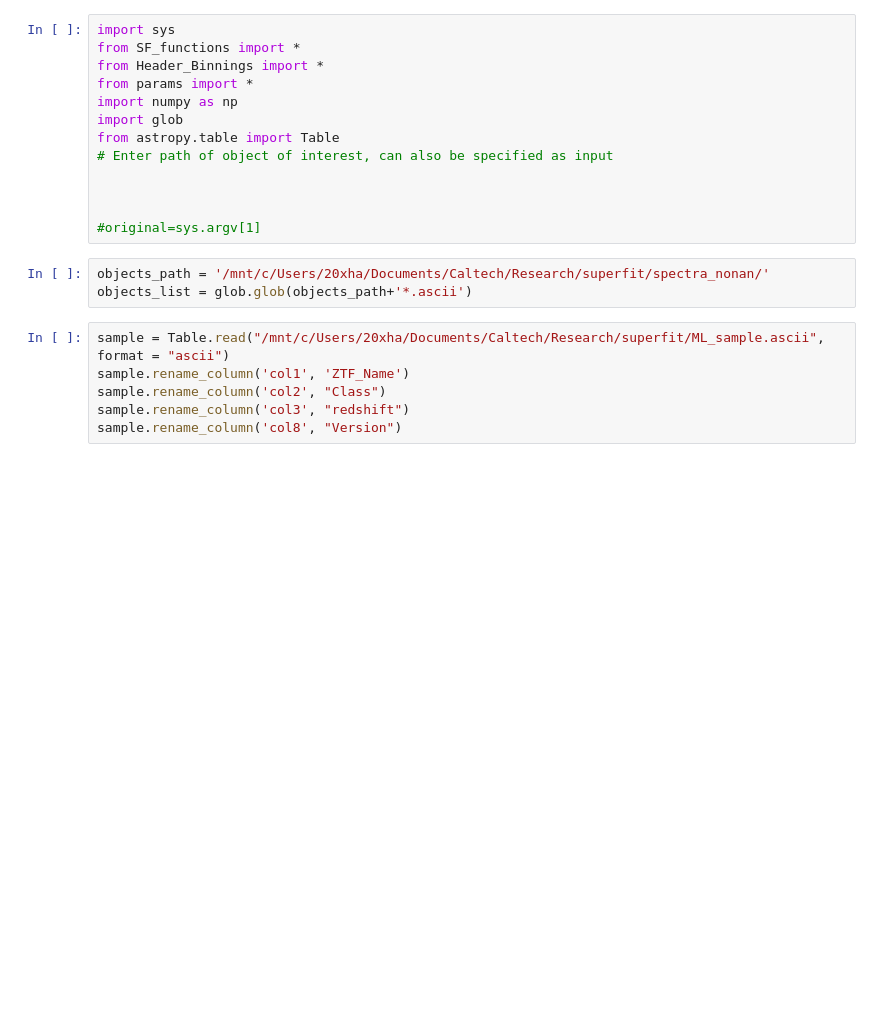
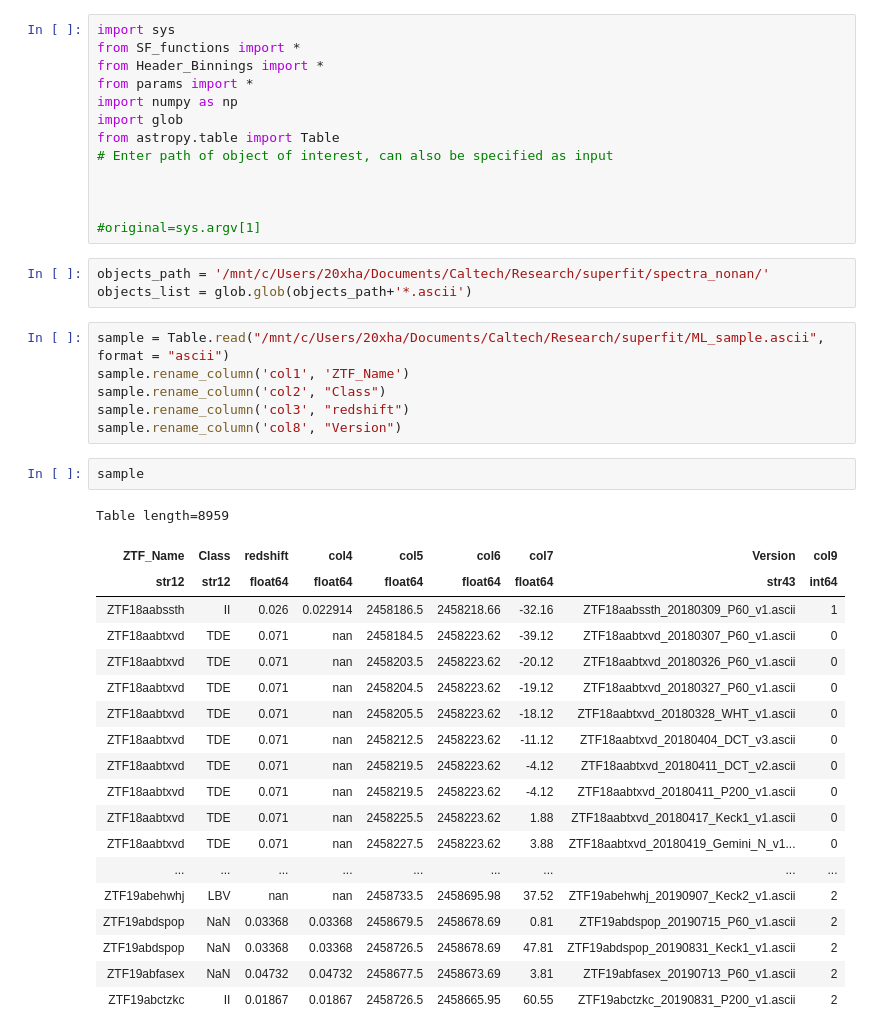
Before and after one commit to Hallflower20/superfit, a Jupyter notebook: RunAll.ipynb, the cells around one changed output. Saved outputs shown, nothing was run; the diff lists cells and outputs as text; blank space fills up the shorter version.

```diff
--- a/RunAll.ipynb
+++ b/RunAll.ipynb
@@ -20,6 +20,28 @@ sample.rename_column('col1', 'ZTF_Name')
 sample.rename_column('col2', "Class")
 sample.rename_column('col3', "redshift")
 sample.rename_column('col8', "Version")
+# %%
+sample
+# %% [output]
+Table length=8959
+| ZTF_Name | Class | redshift | col4 | col5 | col6 | col7 | Version | col9 |
+| str12 | str12 | float64 | float64 | float64 | float64 | float64 | str43 | int64 |
+| ZTF18aabssth | II | 0.026 | 0.022914 | 2458186.5 | 2458218.66 | -32.16 | ZTF18aabssth_20180309_P60_v1.ascii | 1 |
+| ZTF18aabtxvd | TDE | 0.071 | nan | 2458184.5 | 2458223.62 | -39.12 | ZTF18aabtxvd_20180307_P60_v1.ascii | 0 |
+| ZTF18aabtxvd | TDE | 0.071 | nan | 2458203.5 | 2458223.62 | -20.12 | ZTF18aabtxvd_20180326_P60_v1.ascii | 0 |
+| ZTF18aabtxvd | TDE | 0.071 | nan | 2458204.5 | 2458223.62 | -19.12 | ZTF18aabtxvd_20180327_P60_v1.ascii | 0 |
+| ZTF18aabtxvd | TDE | 0.071 | nan | 2458205.5 | 2458223.62 | -18.12 | ZTF18aabtxvd_20180328_WHT_v1.ascii | 0 |
+| ZTF18aabtxvd | TDE | 0.071 | nan | 2458212.5 | 2458223.62 | -11.12 | ZTF18aabtxvd_20180404_DCT_v3.ascii | 0 |
+| ZTF18aabtxvd | TDE | 0.071 | nan | 2458219.5 | 2458223.62 | -4.12 | ZTF18aabtxvd_20180411_DCT_v2.ascii | 0 |
+| ZTF18aabtxvd | TDE | 0.071 | nan | 2458219.5 | 2458223.62 | -4.12 | ZTF18aabtxvd_20180411_P200_v1.ascii | 0 |
+| ZTF18aabtxvd | TDE | 0.071 | nan | 2458225.5 | 2458223.62 | 1.88 | ZTF18aabtxvd_20180417_Keck1_v1.ascii | 0 |
+| ZTF18aabtxvd | TDE | 0.071 | nan | 2458227.5 | 2458223.62 | 3.88 | ZTF18aabtxvd_20180419_Gemini_N_v1... | 0 |
+| ... | ... | ... | ... | ... | ... | ... | ... | ... |
+| ZTF19abehwhj | LBV | nan | nan | 2458733.5 | 2458695.98 | 37.52 | ZTF19abehwhj_20190907_Keck2_v1.ascii | 2 |
+| ZTF19abdspop | NaN | 0.03368 | 0.03368 | 2458679.5 | 2458678.69 | 0.81 | ZTF19abdspop_20190715_P60_v1.ascii | 2 |
+| ZTF19abdspop | NaN | 0.03368 | 0.03368 | 2458726.5 | 2458678.69 | 47.81 | ZTF19abdspop_20190831_Keck1_v1.ascii | 2 |
+| ZTF19abfasex | NaN | 0.04732 | 0.04732 | 2458677.5 | 2458673.69 | 3.81 | ZTF19abfasex_20190713_P60_v1.ascii | 2 |
+| ZTF19abctzkc | II | 0.01867 | 0.01867 | 2458726.5 | 2458665.95 | 60.55 | ZTF19abctzkc_20190831_P200_v1.ascii | 2 |
 # %%
 counter = 0
 for row in sample:
```
Also changed, not shown: parts of 2 cells of this notebook, 9 other files.
